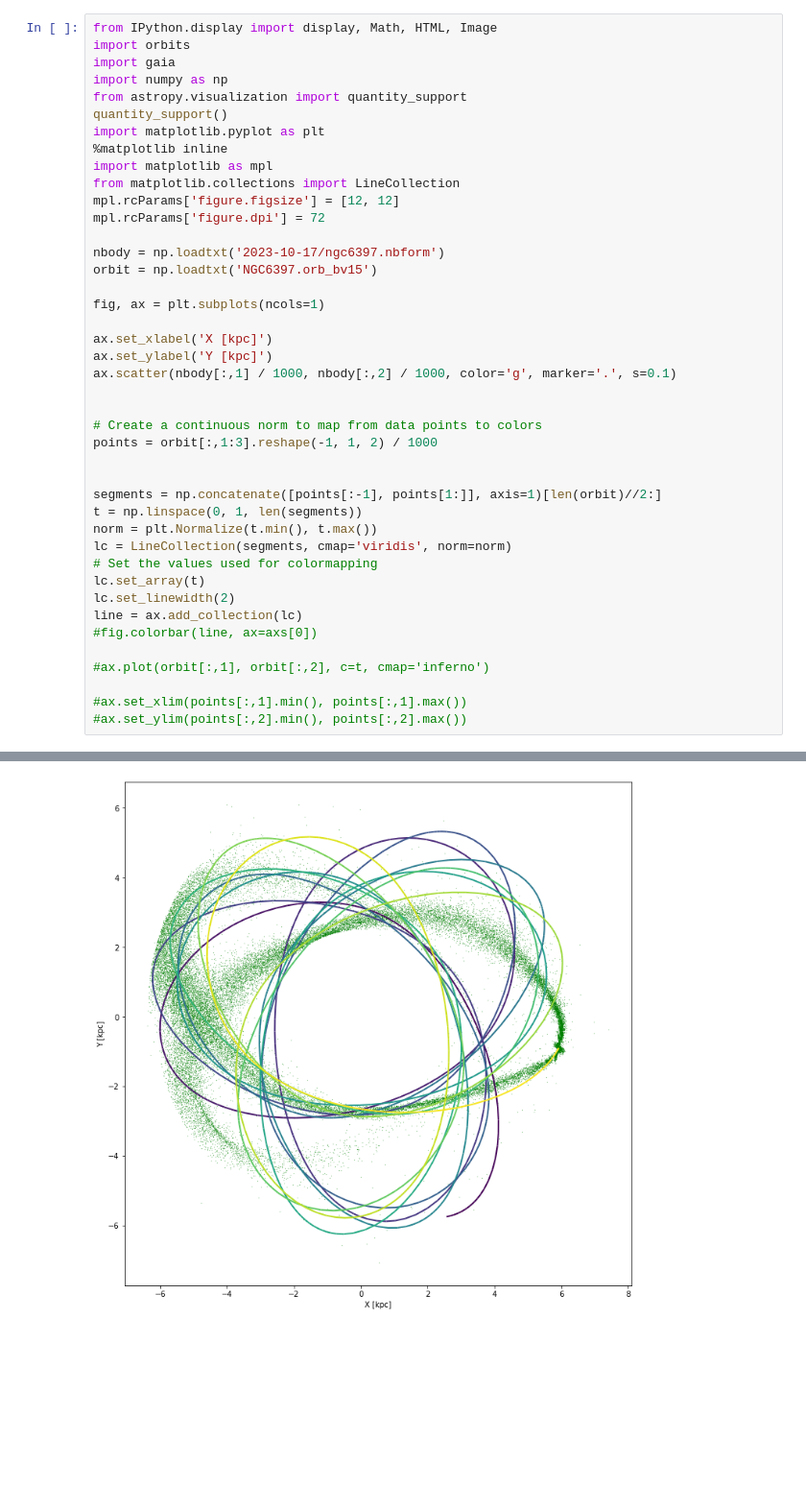
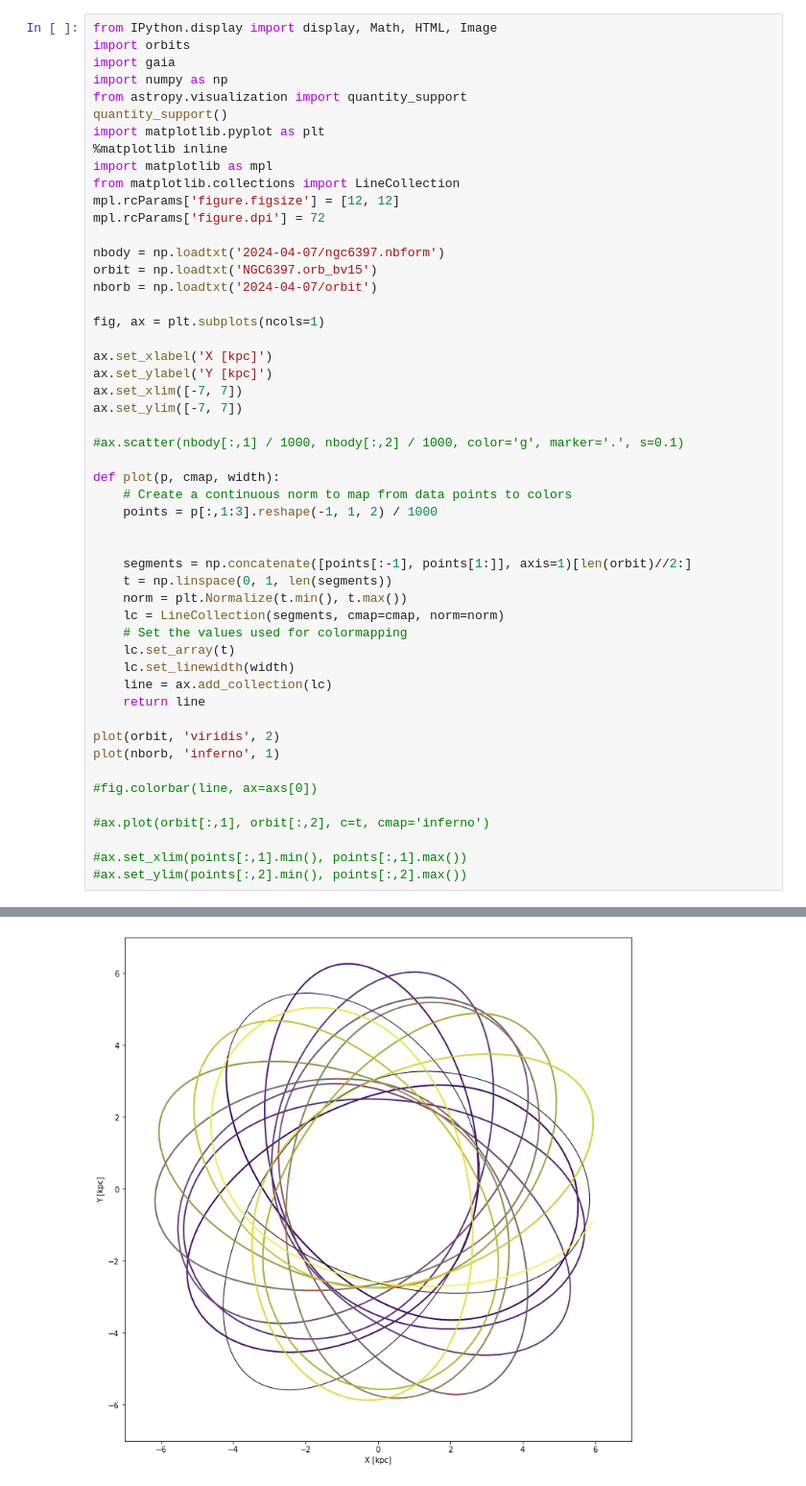
Before and after one commit to anthony-arnold/ngc6397, a Jupyter notebook: orbit.ipynb, the cells around one changed output, grey strips where cells are left out. Shown at 96% size. Drawn from its saved outputs; the diff is of its cells as text; blank space fills up the shorter version.

```diff
--- a/orbit.ipynb
+++ b/orbit.ipynb
@@ -12,28 +12,37 @@ from matplotlib.collections import LineCollection
 mpl.rcParams['figure.figsize'] = [12, 12]
 mpl.rcParams['figure.dpi'] = 72
 
-nbody = np.loadtxt('2023-10-17/ngc6397.nbform')
+nbody = np.loadtxt('2024-04-07/ngc6397.nbform')
 orbit = np.loadtxt('NGC6397.orb_bv15')
+nborb = np.loadtxt('2024-04-07/orbit')
 
 fig, ax = plt.subplots(ncols=1)
 
 ax.set_xlabel('X [kpc]')
 ax.set_ylabel('Y [kpc]')
-ax.scatter(nbody[:,1] / 1000, nbody[:,2] / 1000, color='g', marker='.', s=0.1)
+ax.set_xlim([-7, 7])
+ax.set_ylim([-7, 7])
+
+#ax.scatter(nbody[:,1] / 1000, nbody[:,2] / 1000, color='g', marker='.', s=0.1)
+
+def plot(p, cmap, width):
+    # Create a continuous norm to map from data points to colors
+    points = p[:,1:3].reshape(-1, 1, 2) / 1000
 
 
-# Create a continuous norm to map from data points to colors
-points = orbit[:,1:3].reshape(-1, 1, 2) / 1000
+    segments = np.concatenate([points[:-1], points[1:]], axis=1)[len(orbit)//2:]
+    t = np.linspace(0, 1, len(segments))
+    norm = plt.Normalize(t.min(), t.max())
+    lc = LineCollection(segments, cmap=cmap, norm=norm)
+    # Set the values used for colormapping
+    lc.set_array(t)
+    lc.set_linewidth(width)
+    line = ax.add_collection(lc)
+    return line
 
+plot(orbit, 'viridis', 2)
+plot(nborb, 'inferno', 1)
 
-segments = np.concatenate([points[:-1], points[1:]], axis=1)[len(orbit)//2:]
-t = np.linspace(0, 1, len(segments))
-norm = plt.Normalize(t.min(), t.max())
-lc = LineCollection(segments, cmap='viridis', norm=norm)
-# Set the values used for colormapping
-lc.set_array(t)
-lc.set_linewidth(2)
-line = ax.add_collection(lc)
 #fig.colorbar(line, ax=axs[0])
 
 #ax.plot(orbit[:,1], orbit[:,2], c=t, cmap='inferno')
@@ -44 +54 @@ line = ax.add_collection(lc)
-[figure, old version]
+[figure, new version]
```
Also changed, not shown: parts of 1 cell of this notebook, 18 other files.
